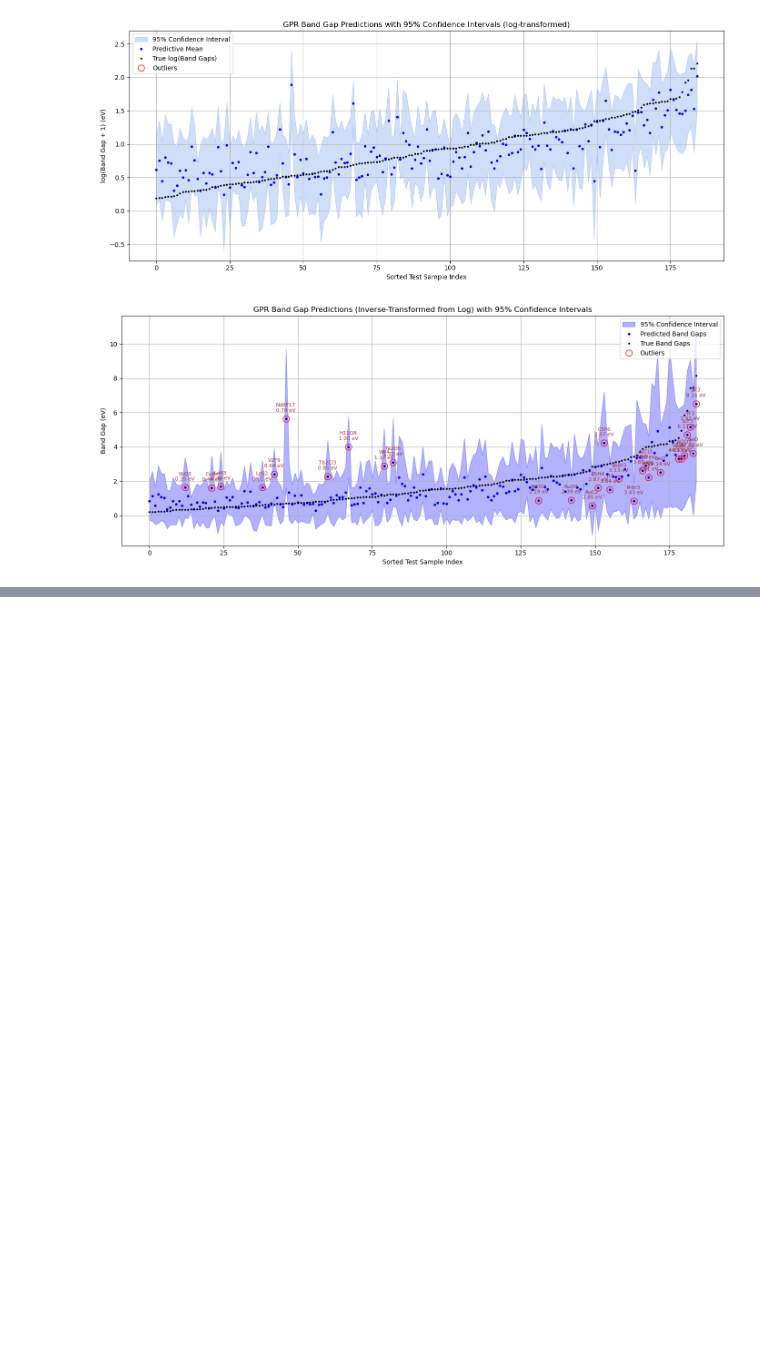
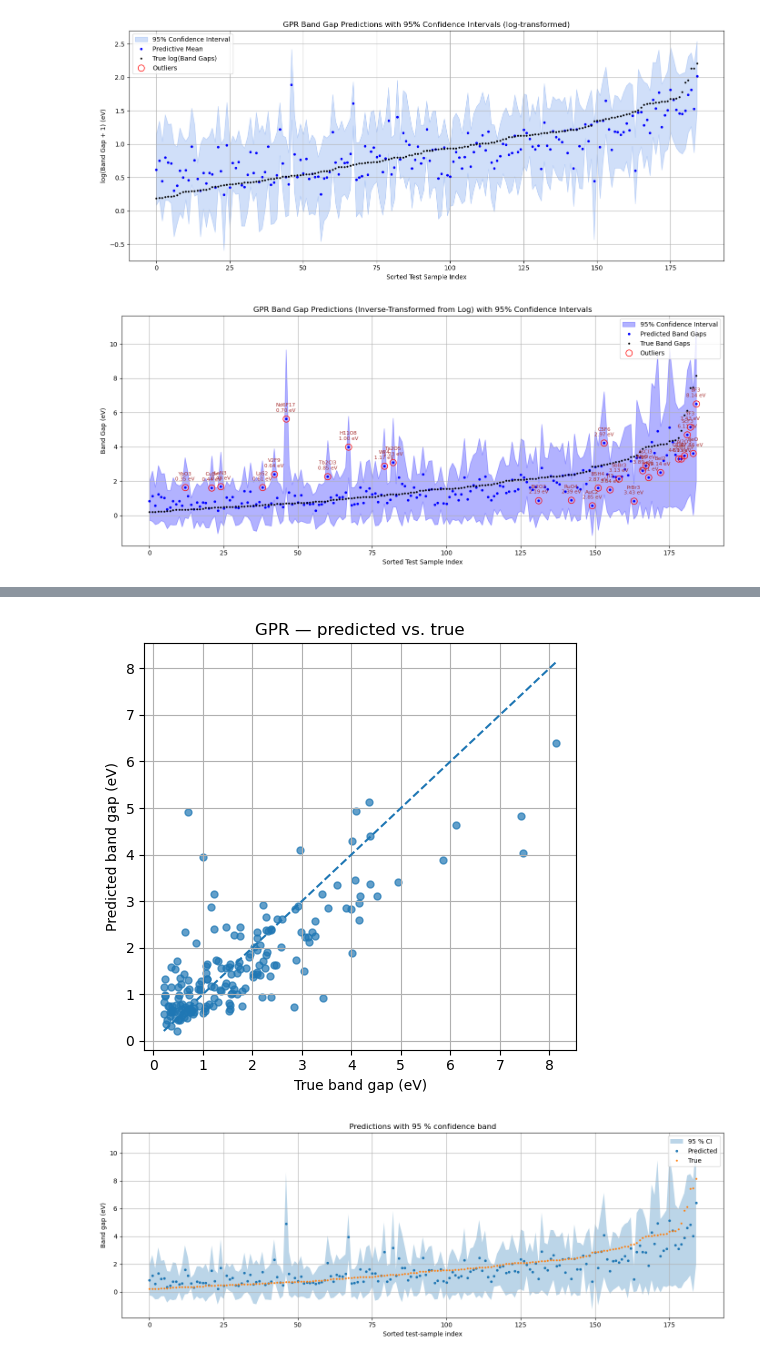
Before and after one commit to zosiawilk/UQ-for-Band-Gap-Predictions, a Jupyter notebook: Gaussian_Processes/GPR_BandGap_Prediction.ipynb, the cells around one changed output, grey strips where cells are left out. Cells and saved outputs as stored; diff of their text form; code cells hidden in the pictures; blank space fills up the shorter version.

```diff
--- a/Gaussian_Processes/GPR_BandGap_Prediction.ipynb
+++ b/Gaussian_Processes/GPR_BandGap_Prediction.ipynb
@@ -396,0 +416,2 @@ plt.show()
+# %%
+log1p = FunctionTransformer(np.log1p, inverse_func=np.expm1)
@@ -396,0 +429,17 @@ plt.show()
+# %%
+gpr = GaussianProcessRegressor(
+        kernel=kernel,
+        alpha=1e-5,                 # fixed jitter added to the diagonal
+        optimizer="fmin_l_bfgs_b",  # default
+        n_restarts_optimizer=8,
+        normalize_y=False,
+        random_state=42)
+
+pipe = Pipeline([
+    ("scale",  StandardScaler()),                 # MUST come first
+    ("select", SelectKBest(f_regression, k=60)),  # k is tunable
+    ("gpr",    gpr)
+])
+
+model = TransformedTargetRegressor(regressor=pipe,
+                                   transformer=log1p)  # log ↔ expm1 on y
@@ -396,0 +472,55 @@ plt.show()
+# %%
+import numpy as np
+import matplotlib.pyplot as plt
+
+# ── 1 ▸ grab the best fitted model ────────────────────────────────────────────
+best_model   = search.best_estimator_          # TransformedTargetRegressor
+reg_pipeline = best_model.regressor_           # the X-pipeline + DynamicGPR
+
+# ── 2 ▸ quick helper to invert log targets ────────────────────────────────────
+def inv(x): return np.expm1(x)
+
+# ── 3 ▸ scatter: predicted vs true ────────────────────────────────────────────
+y_pred_lin = inv(reg_pipeline.predict(X_test))        # μ in eV
+fig, ax = plt.subplots(figsize=(5, 5))
+ax.scatter(y_test, y_pred_lin, s=25, alpha=0.7)
+ax.plot([y_test.min(), y_test.max()],
+        [y_test.min(), y_test.max()], linestyle="--")
+ax.set_xlabel("True band gap (eV)")
+ax.set_ylabel("Predicted band gap (eV)")
+ax.set_title("GPR — predicted vs. true")
+ax.grid(True)
+plt.tight_layout()
+plt.show()
+
+# ── 4 ▸ sorted curve with 95 % CI ─────────────────────────────────────────────
+y_pred_log, y_std_log = reg_pipeline.predict(X_test, return_std=True)
+y_true_log            = log1p.transform(y_test.reshape(-1, 1)).ravel()
+
+y_true = inv(y_true_log)
+y_pred = inv(y_pred_log)
+y_std  = inv(y_pred_log + y_std_log) - y_pred    # ≈ σ in eV
+
+idx          = np.argsort(y_true)
+y_true_s     = y_true[idx]
+y_pred_s     = y_pred[idx]
+y_std_s      = y_std[idx]
+
+lower = y_pred_s - 1.96 * y_std_s
+upper = y_pred_s + 1.96 * y_std_s
+
+fig, ax = plt.subplots(figsize=(14, 5))
+ax.fill_between(np.arange(len(y_true_s)), lower, upper, alpha=0.30,
+                label="95 % CI")
+ax.plot(y_pred_s, "o", ms=3, label="Predicted")
+ax.plot(y_true_s, ".", ms=4, label="True")
+ax.set_xlabel("Sorted test-sample index")
+ax.set_ylabel("Band gap (eV)")
+ax.set_title("Predictions with 95 % confidence band")
+ax.legend()
+ax.grid(True)
+plt.tight_layout()
+plt.show()
+# %% [output]
+[figure, added]
+[figure, added]
```
Also changed, not shown: parts of 8 cells of this notebook, 1 other file.
